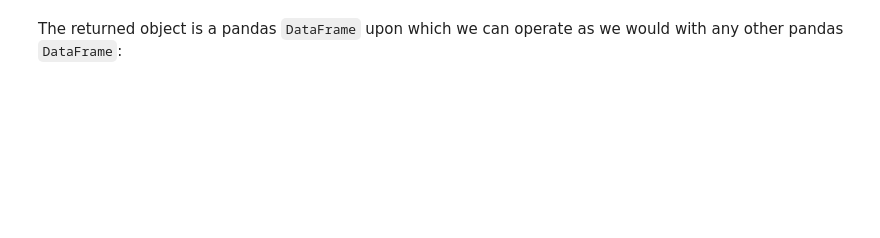
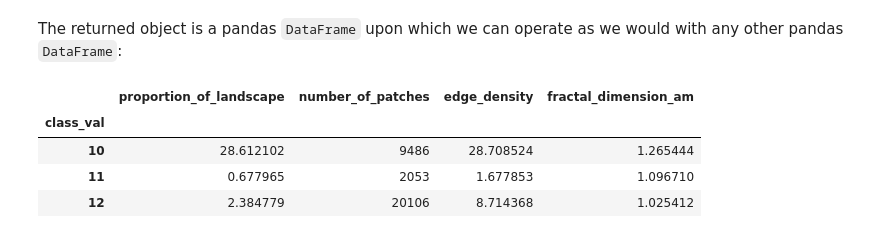
Before and after one commit to martibosch/pylandstats-swiss-forests, a Jupyter notebook: notebooks/pylandstats-landscape.ipynb, the cells around one changed output. Saved outputs shown, nothing was run; the diff lists cells and outputs as text; code cells hidden in the pictures; blank space fills up the shorter version.

```diff
--- a/notebooks/pylandstats-landscape.ipynb
+++ b/notebooks/pylandstats-landscape.ipynb
@@ -52,3 +144,6 @@ Finally, instead of computing metrics individually, we can compute multiple metr
 # %%
 metrics = ['proportion_of_landscape', 'number_of_patches', 'edge_density', 'fractal_dimension_am']
 classes = list(class_dict.keys())
+# %%
+%%time
+class_metrics_df = ls.compute_class_metrics_df(metrics=metrics, classes=classes)
@@ -55,2 +153,10 @@ classes = list(class_dict.keys())
 # %% [markdown]
 The returned object is a pandas `DataFrame` upon which we can operate as we would with any other pandas `DataFrame`:
+# %%
+class_metrics_df
+# %% [output]
+|  | proportion_of_landscape | number_of_patches | edge_density | fractal_dimension_am |
+| class_val |  |  |  |  |
+| 10 | 28.612102 | 9486 | 28.708524 | 1.265444 |
+| 11 | 0.677965 | 2053 | 1.677853 | 1.096710 |
+| 12 | 2.384779 | 20106 | 8.714368 | 1.025412 |
```
Also changed, not shown: parts of 12 cells of this notebook, 7 other files.
